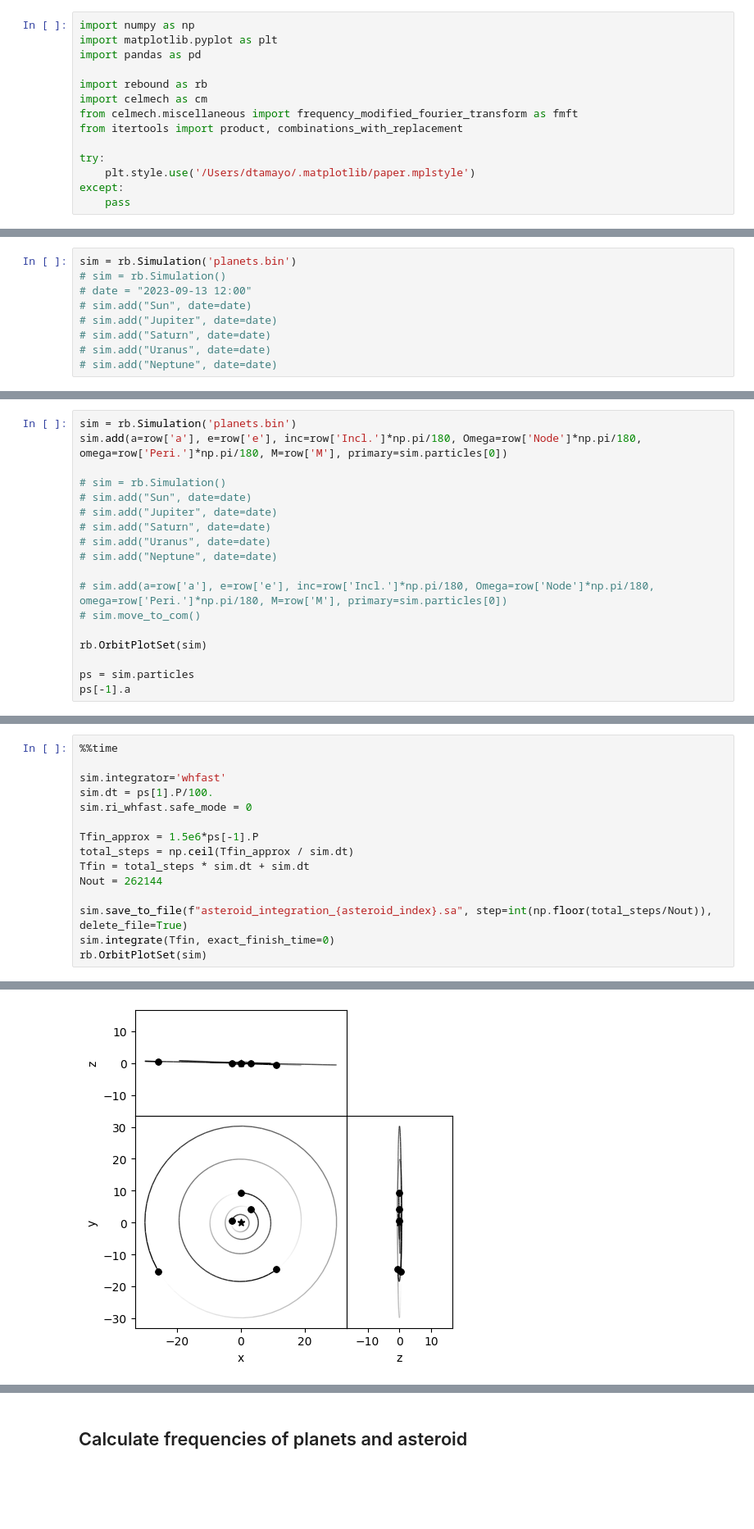
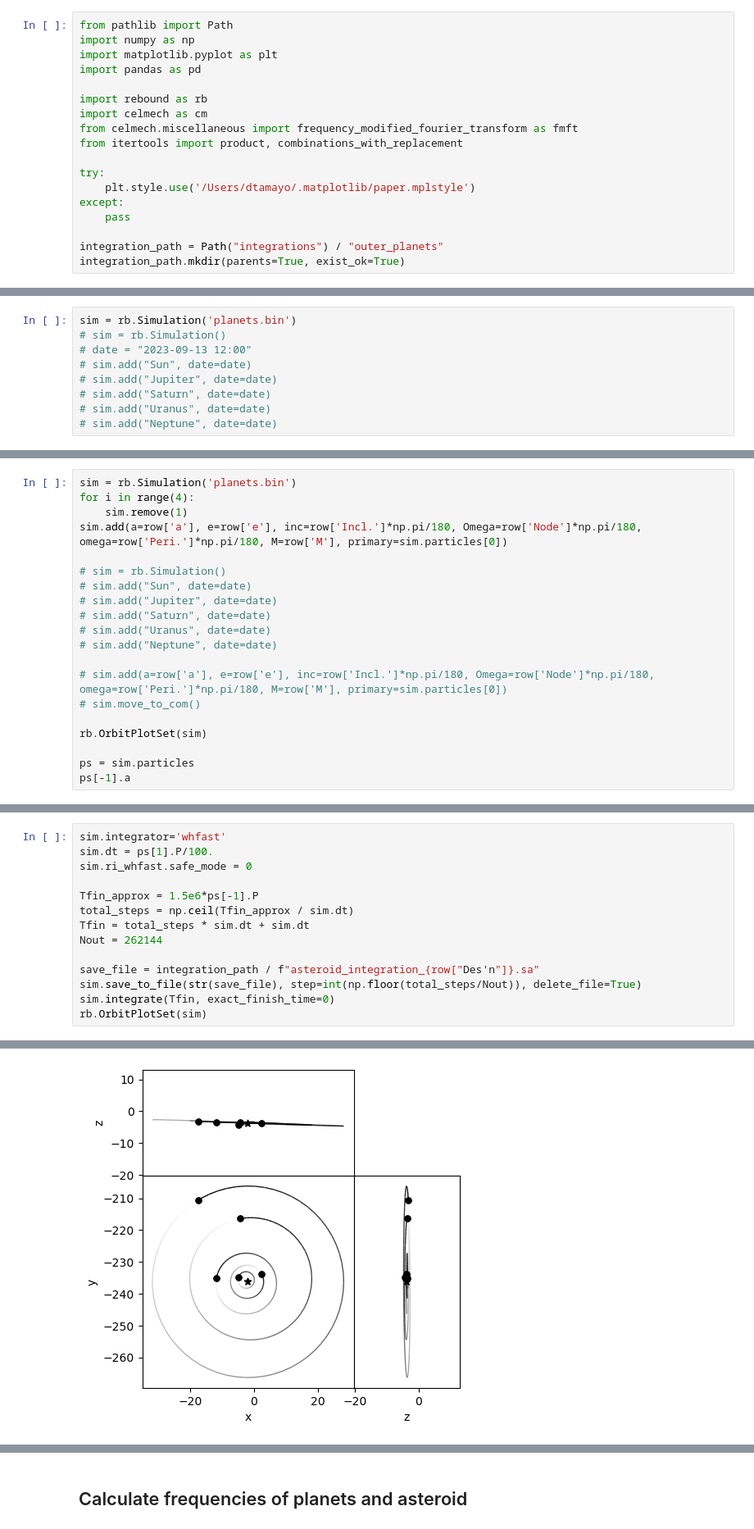
Before and after one commit to kavidey/action-angle-discovery, a Jupyter notebook: Integrations.ipynb, the cells around one changed output, grey strips where cells are left out. Shown at 82% size. Saved outputs shown, nothing was run; the diff lists cells and outputs as text; blank space fills up the shorter version.

```diff
--- a/Integrations.ipynb
+++ b/Integrations.ipynb
@@ -1,6 +1,7 @@
 # %% [markdown]
 ## Imports
 # %%
+from pathlib import Path
 import numpy as np
 import matplotlib.pyplot as plt
 import pandas as pd
@@ -14,6 +15,9 @@ try:
 	plt.style.use('/Users/dtamayo/.matplotlib/paper.mplstyle')
 except:
 	pass
+
+integration_path = Path("integrations") / "outer_planets"
+integration_path.mkdir(parents=True, exist_ok=True)
 # %% [markdown]
 ## Load asteroid data and create simulation
 # %%
@@ -86,6 +90,8 @@ NumOpps           114
 Name: 2, dtype: object
 # %%
 sim = rb.Simulation('planets.bin')
+for i in range(4):
+    sim.remove(1)
 sim.add(a=row['a'], e=row['e'], inc=row['Incl.']*np.pi/180, Omega=row['Node']*np.pi/180, omega=row['Peri.']*np.pi/180, M=row['M'], primary=sim.particles[0])
 
 # sim = rb.Simulation()
@@ -110,6 +116,4 @@ Ignoring fixed x limits to fulfill fixed data aspect with adjustable data limits
 # %%
-%%time
-
 sim.integrator='whfast'
 sim.dt = ps[1].P/100.
 sim.ri_whfast.safe_mode = 0
@@ -119,7 +123,8 @@ total_steps = np.ceil(Tfin_approx / sim.dt)
 Tfin = total_steps * sim.dt + sim.dt
 Nout = 262144
 
-sim.save_to_file(f"asteroid_integration_{asteroid_index}.sa", step=int(np.floor(total_steps/Nout)), delete_file=True)
+save_file = integration_path / f"asteroid_integration_{row["Des'n"]}.sa"
+sim.save_to_file(str(save_file), step=int(np.floor(total_steps/Nout)), delete_file=True)
 sim.integrate(Tfin, exact_finish_time=0)
 rb.OrbitPlotSet(sim)
 # %% [output]
@@ -128,5 +133,5 @@ Wall time: 1min 21s
 <rebound.plotting.OrbitPlotSet at 0x...>
 Ignoring fixed y limits to fulfill fixed data aspect with adjustable data limits.
 Ignoring fixed x limits to fulfill fixed data aspect with adjustable data limits.
-[figure, old version]
+[figure, new version]
 # %%
```
Also changed, not shown: parts of 13 cells of this notebook, 1 other file.
